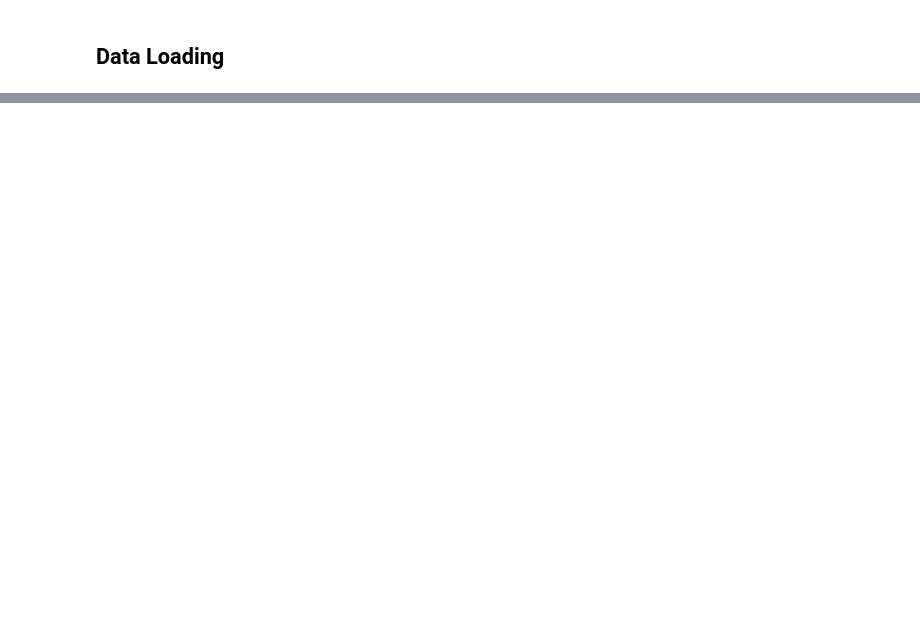
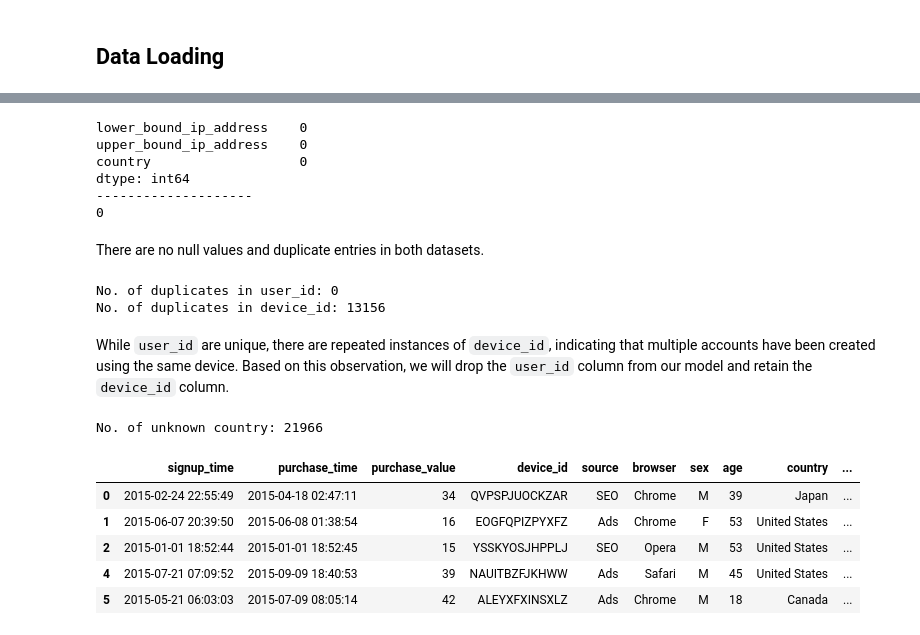
Before and after one commit to Hweihang00/DSA4263-Ecommerce-Fraud-Detection, a Jupyter notebook: main.ipynb, the cells around one changed output, grey strips where cells are left out. Drawn from its saved outputs; the diff is of its cells as text; code cells hidden in the pictures; blank space fills up the shorter version.

Commit message:
Added new notebook for new datasets

```diff
--- a/main.ipynb
+++ b/main.ipynb
@@ -54,0 +102,64 @@ print(fraud_data)
+# %%
+# Checking for null values and duplicates in IpAddress_to_country.csv
+
+print(df_ip_to_country.isna().sum())
+print("--------------------")
+print(df_ip_to_country.duplicated().sum())
+# %% [output]
+lower_bound_ip_address    0
+upper_bound_ip_address    0
+country                   0
+dtype: int64
+--------------------
+0
+# %% [markdown]
+There are no null values and duplicate entries in both datasets.
+# %%
+# Checking for duplicates in `user_id` and `device_id` in Fraud_Data.csv
+
+print("No. of duplicates in user_id:", df_fraud['user_id'].duplicated().sum())
+print("No. of duplicates in device_id:", df_fraud['device_id'].duplicated().sum())
+# %% [output]
+No. of duplicates in user_id: 0
+No. of duplicates in device_id: 13156
+# %% [markdown]
+While `user_id` are unique, there are repeated instances of `device_id`, indicating that multiple accounts have been created using the same device. Based on this observation, we will drop the `user_id` column from our model and retain the `device_id` column.
+# %%
+df_clean = df_fraud.drop('user_id', axis=1)
+# %%
+# Merge the datasets based on Ip Address
+
+def find_country(ip_address, df_ip_ranges):
+  country = df_ip_ranges[
+      (df_ip_ranges['lower_bound_ip_address'] <= ip_address) &
+      (df_ip_ranges['upper_bound_ip_address'] >= ip_address)
+  ]['country'].values
+
+  return country[0] if len(country) > 0 else 'Unknown'
+
+country_values = df_clean['ip_address'].apply(find_country, df_ip_ranges=df_ip_to_country)
+
+# Insert `country` column to the second last position of the columns
+df_clean.insert(loc = len(df_clean.columns) - 1,
+                column = 'country', value = country_values)
+
+# Remove the Ip Address
+df_clean.drop('ip_address', axis=1, inplace=True)
+# %%
+# Finding the number of rows with unknown country
+
+print("No. of unknown country:", (df_clean['country'] == 'Unknown').sum())
+# %% [output]
+No. of unknown country: 21966
+# %%
+# Removing rows with unkown country
+df_clean = df_clean[df_clean['country'] != 'Unknown']
+# %%
+df_clean.head()
+# %% [output]
+|  | signup_time | purchase_time | purchase_value | device_id | source | browser | sex | age | country | ... |
+| 0 | 2015-02-24 22:55:49 | 2015-04-18 02:47:11 | 34 | QVPSPJUOCKZAR | SEO | Chrome | M | 39 | Japan | ... |
+| 1 | 2015-06-07 20:39:50 | 2015-06-08 01:38:54 | 16 | EOGFQPIZPYXFZ | Ads | Chrome | F | 53 | United States | ... |
+| 2 | 2015-01-01 18:52:44 | 2015-01-01 18:52:45 | 15 | YSSKYOSJHPPLJ | SEO | Opera | M | 53 | United States | ... |
+| 4 | 2015-07-21 07:09:52 | 2015-09-09 18:40:53 | 39 | NAUITBZFJKHWW | Ads | Safari | M | 45 | United States | ... |
+| 5 | 2015-05-21 06:03:03 | 2015-07-09 08:05:14 | 42 | ALEYXFXINSXLZ | Ads | Chrome | M | 18 | Canada | ... |
```
Also changed, not shown: parts of 12 cells of this notebook.
